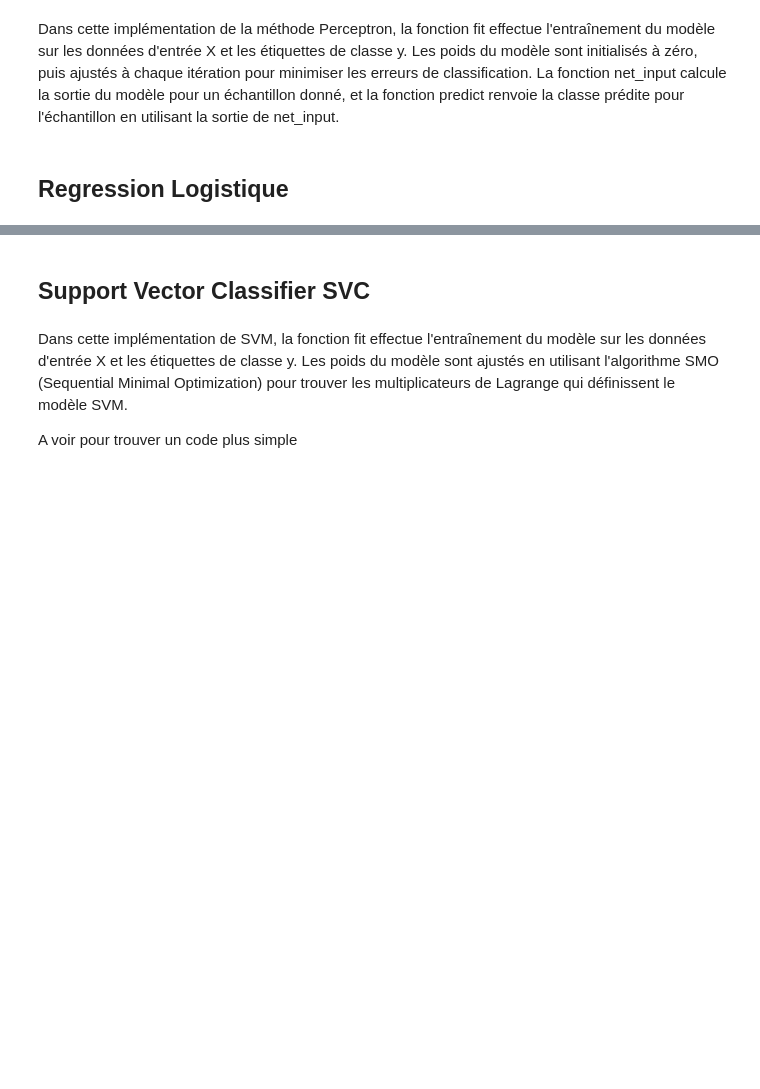
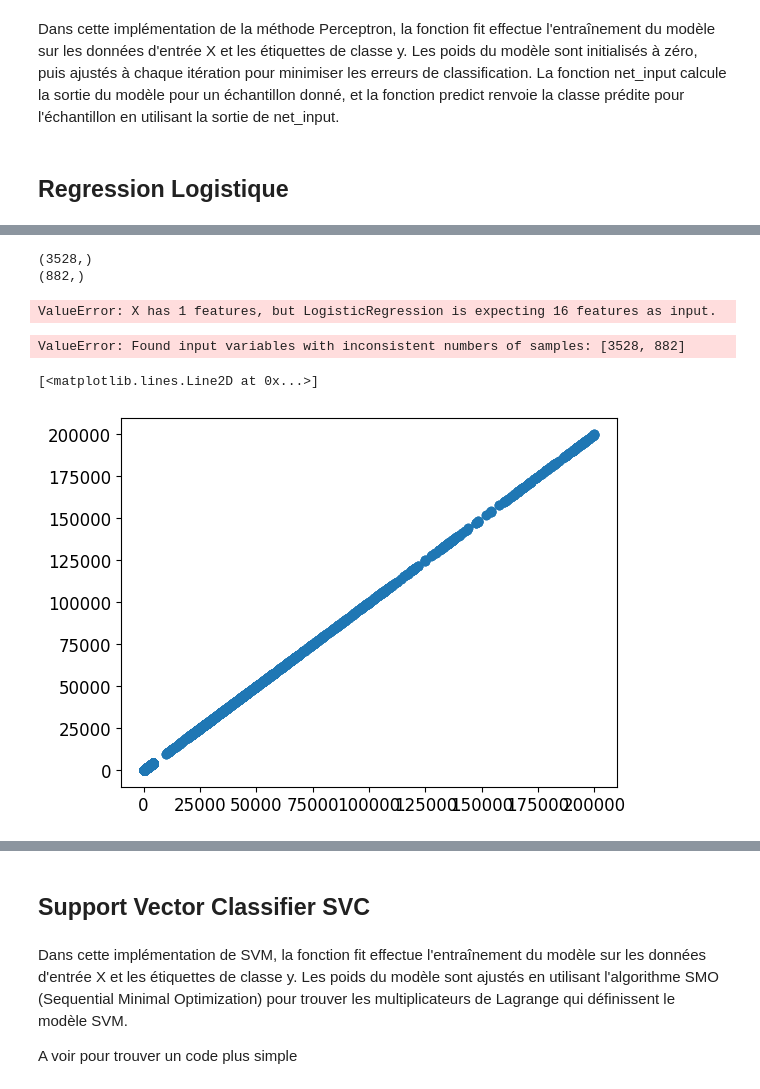
Before and after one commit to Landrien/IA, a Jupyter notebook: Projet/Projet_1.ipynb, the cells around one changed output, grey strips where cells are left out. Drawn from its saved outputs; the diff is of its cells as text; code cells hidden in the pictures; blank space fills up the shorter version.

```diff
--- a/Projet/Projet_1.ipynb
+++ b/Projet/Projet_1.ipynb
@@ -619,0 +633,4 @@ class Perceptron:
+# %%
+# appliquer une régularisation sur le modèle
+modele_logit = LogisticRegression(penalty='none',solver='newton-cg')
+modele_logit.fit(employee,employee_labels)
@@ -619,0 +685,19 @@ class Perceptron:
+# %%
+from sklearn.linear_model import LogisticRegression
+from sklearn.model_selection import GridSearchCV
+
+log_clf = LogisticRegression(random_state=42)
+
+param_grid = [
+    {
+        'penalty': ['none', '11', '12', 'elasticnet'],
+        'fit_intercept': [True, False],
+        'intercept_scaling': [0.5,1,2,10],
+        'max_iter': [20,50,100,300],
+        'warm_start': [True, False],
+    }
+]
+
+grid_search = GridSearchCV(log_clf, param_grid, cv=5)
+grid_search.fit(employee, employee_labels)
+grid_search.best_params_
@@ -619,0 +727,3 @@ class Perceptron:
+# %%
+logistic_regression = grid_search.best_estimator_
+print(logistic_regression)
@@ -619,0 +733,11 @@ class Perceptron:
+# %%
+# selectionnement optimal d'un sous ensemble de caractères
+from sklearn.feature_selection import RFECV
+
+logistic_reg = logistic_regression
+
+sel = RFECV(estimator=logistic_reg, cv=10, scoring="accuracy")
+sel.fit(employee, employee_labels)
+
+employee_logistic_X = employee[employee.columns[sel.support_]]
+employee_labels_logistic_X = X_test[X_test.columns[sel.support_]]
@@ -619,0 +765,6 @@ class Perceptron:
+# %%
+print(employee_labels.shape)
+print(log_of_predictions.shape)
+# %% [output]
+(3528,)
+(882,)
@@ -619,0 +775,18 @@ class Perceptron:
+# %%
+probaLr = sel.estimator_.predict_proba(employee_labels_logistic_X)
+lr_pred = probaLr[:, 1]
+fpr_lr, tpr_lr, threshold_lr = metrics.roc_curve(employee_labels_logistic_X[:, 0], lr_pred, pos_label=sel.estimator_.classes_[1])
+
+roc_auc_lr = metrics.auc(fpr_lr, tpr_lr)
+
+plt.plot(fpr_lr, tpr_lr, 'b', label='AUC = %0.2f' % roc_auc_lr)
+plt.plot([0, 1], [0, 1], 'r--')
+plt.title('Régression Logistique ROC', fontsize=15)
+plt.show()
+# %% [output]
+ValueError: X has 1 features, but LogisticRegression is expecting 16 features as input.
+# %%
+from sklearn.metrics import confusion_matrix
+confusion_matrix(employee_labels, log_of_predictions)
+# %% [output]
+ValueError: Found input variables with inconsistent numbers of samples: [3528, 882]
@@ -619,0 +795,7 @@ class Perceptron:
+# %%
+ordonne = np.linspace(0,10,1000)
+plt.scatter(employee,employee)
+plt.plot(ordonne,1/(1+np.exp(-modele_logit.coef_[0][0]*ordonne-modele_logit.intercept_[0])),color='r')
+# %% [output]
+[<matplotlib.lines.Line2D at 0x...>]
+[figure, added]
```
Also changed, not shown: parts of 26 cells of this notebook.
